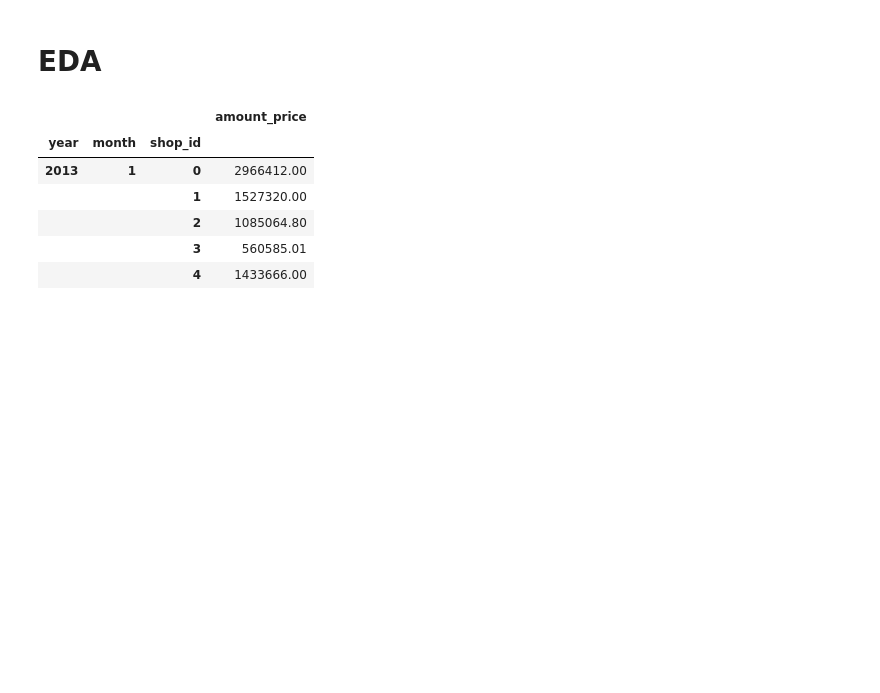
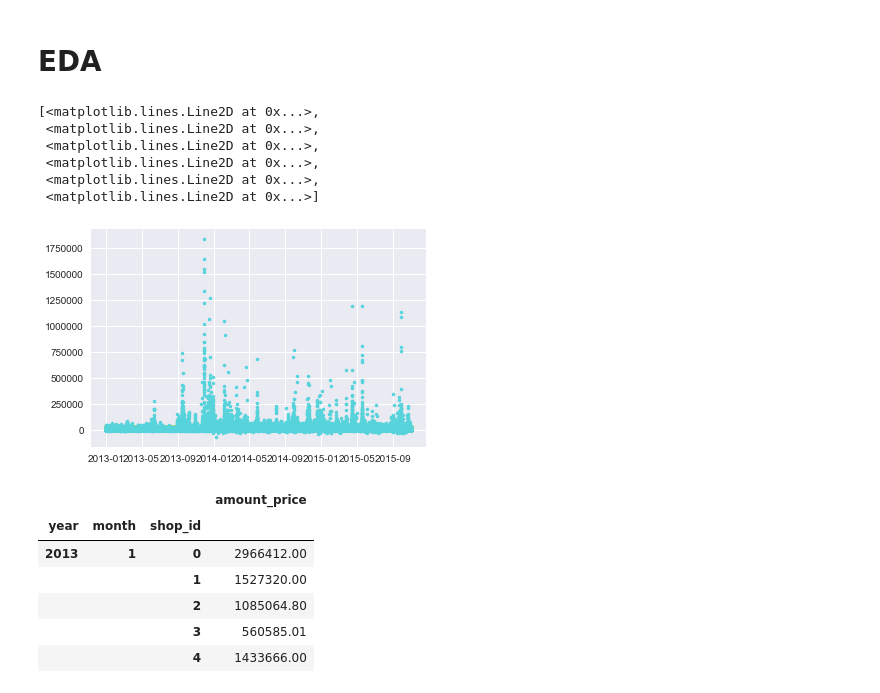
Before and after one commit to ihongChen/HowToWinKaggle, a Jupyter notebook: src/EDA_2.ipynb, the cells around one changed output. Cells and saved outputs as stored; diff of their text form; code cells hidden in the pictures; blank space fills up the shorter version.

```diff
--- a/src/EDA_2.ipynb
+++ b/src/EDA_2.ipynb
@@ -84,3 +86,13 @@ shops.head()
+# %%
+plt.plot(transactions,'.')
+# %% [output]
+[<matplotlib.lines.Line2D at 0x...>,
+ <matplotlib.lines.Line2D at 0x...>,
+ <matplotlib.lines.Line2D at 0x...>,
+ <matplotlib.lines.Line2D at 0x...>,
+ <matplotlib.lines.Line2D at 0x...>,
+ <matplotlib.lines.Line2D at 0x...>]
+[figure, added]
 # %%
 trans_date = pd.to_datetime(transactions.date,format='%d.%m.%Y')
 # %%
```
Also changed, not shown: parts of 34 cells of this notebook, 6 other files.
